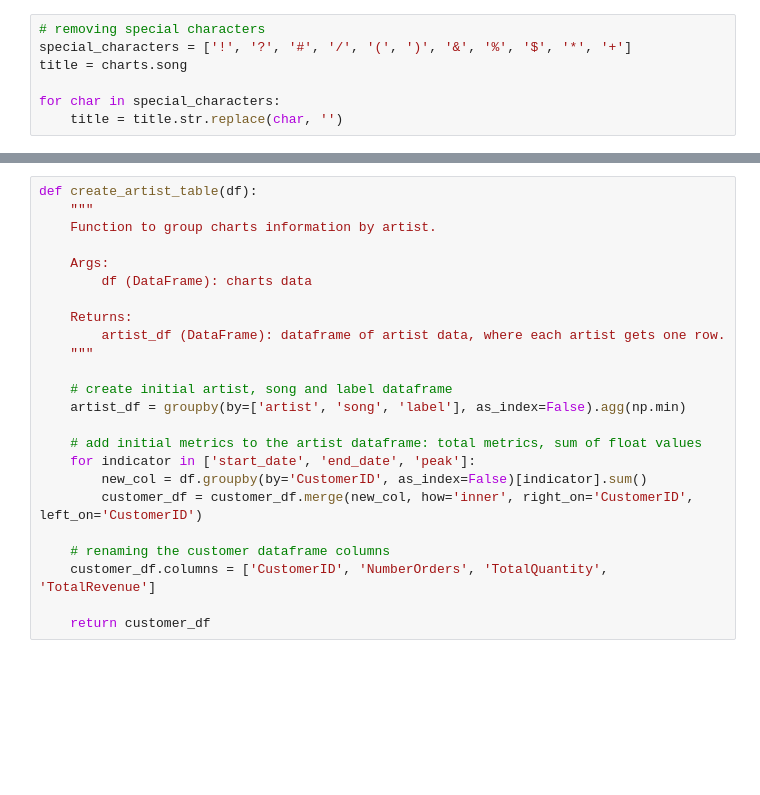
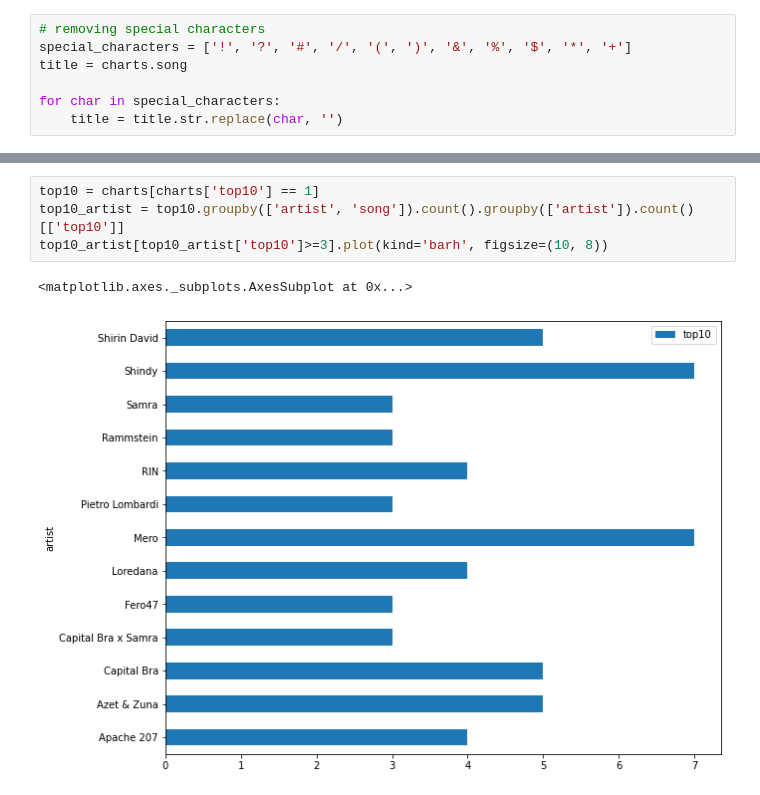
Before and after one commit to ninathumser/German-Top100, a Jupyter notebook: German-Top100-Analysis.ipynb, the cells around one changed output, grey strips where cells are left out. Saved outputs shown, nothing was run; the diff lists cells and outputs as text; blank space fills up the shorter version.

```diff
--- a/German-Top100-Analysis.ipynb
+++ b/German-Top100-Analysis.ipynb
@@ -278,24 +283,7 @@ charts.groupby(by=['artist', 'song', 'label'], as_index=False).agg(np.min)
-# %%
-def create_artist_table(df):
-    """
-    Function to group charts information by artist.
-
-    Args:
-        df (DataFrame): charts data
-
-    Returns:
-        artist_df (DataFrame): dataframe of artist data, where each artist gets one row.
-    """
-
-    # create initial artist, song and label dataframe
-    artist_df = groupby(by=['artist', 'song', 'label'], as_index=False).agg(np.min)
-
-    # add initial metrics to the artist dataframe: total metrics, sum of float values
-    for indicator in ['start_date', 'end_date', 'peak']:
-        new_col = df.groupby(by='CustomerID', as_index=False)[indicator].sum()
-        customer_df = customer_df.merge(new_col, how='inner', right_on='CustomerID', left_on='CustomerID')
-
-    # renaming the customer dataframe columns
-    customer_df.columns = ['CustomerID', 'NumberOrders', 'TotalQuantity', 'TotalRevenue']
-
-    return customer_df
+# %%
+top10 = charts[charts['top10'] == 1]
+top10_artist = top10.groupby(['artist', 'song']).count().groupby(['artist']).count()[['top10']]
+top10_artist[top10_artist['top10']>=3].plot(kind='barh', figsize=(10, 8))
+# %% [output]
+<matplotlib.axes._subplots.AxesSubplot at 0x...>
+[figure, added]
```
Also changed, not shown: parts of 19 cells of this notebook.
